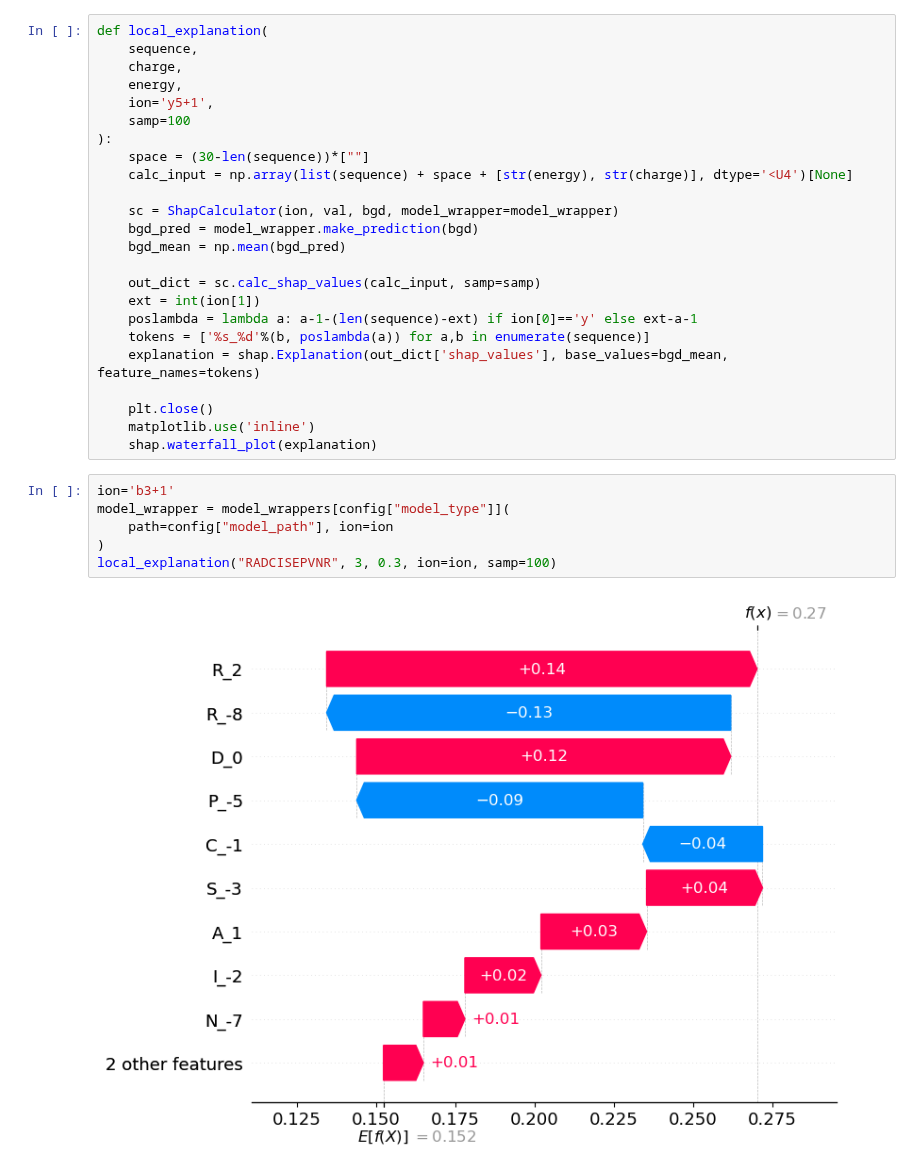
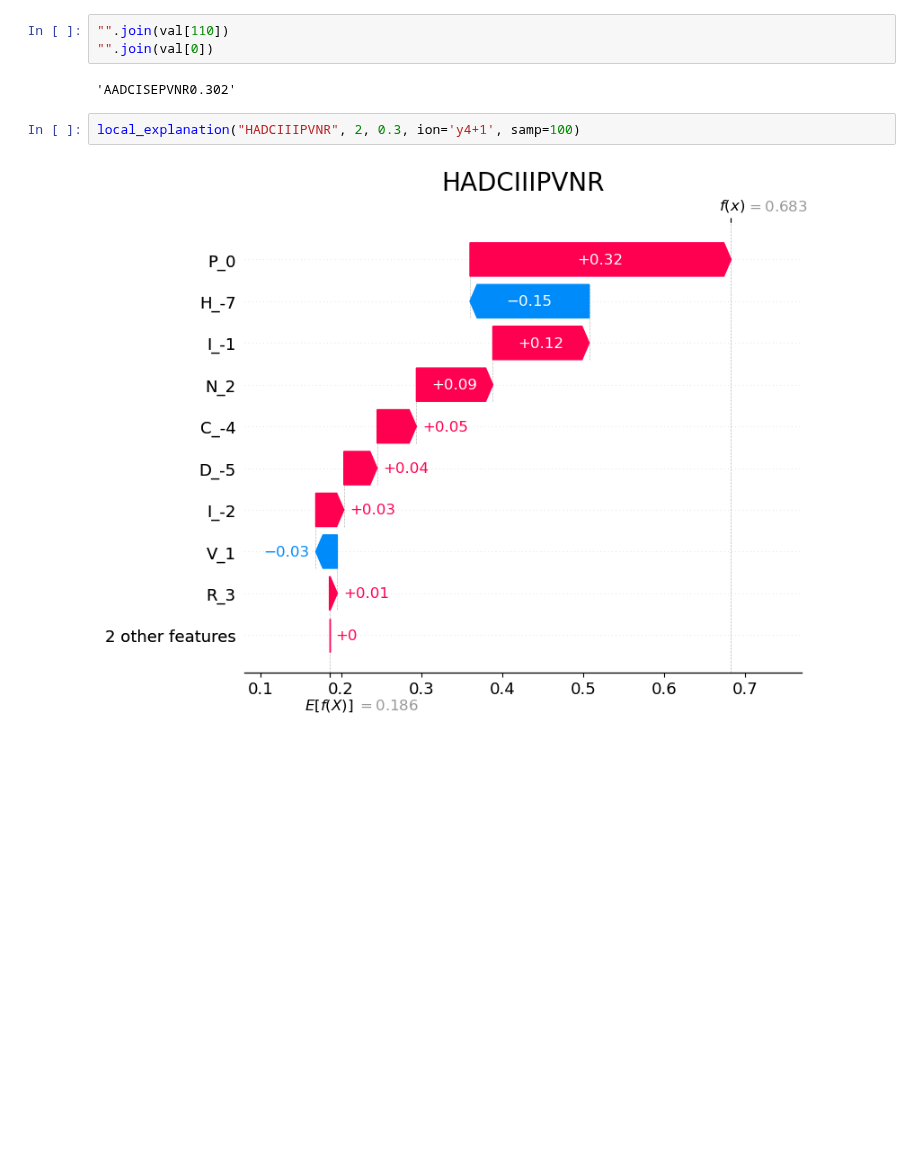
Before and after one commit to jlapin1/shap-prosit, a Jupyter notebook: interact.ipynb, the cells around one changed output. Drawn from its saved outputs; the diff is of its cells as text; blank space fills up the shorter version.

```diff
--- a/interact.ipynb
+++ b/interact.ipynb
@@ -60,35 +90,12 @@ In both cases, you can access the parsed sequence information from the dataset u
     - _parsed_sequence: parsed sequence
     - _n_term_mods: N-terminal modifications
     - _c_term_mods: C-terminal modifications
-# %%
-def local_explanation(
-    sequence,
-    charge,
-    energy,
-    ion='y5+1',
-    samp=100
-):
-    space = (30-len(sequence))*[""]
-    calc_input = np.array(list(sequence) + space + [str(energy), str(charge)], dtype='<U4')[None]
-
-    sc = ShapCalculator(ion, val, bgd, model_wrapper=model_wrapper)
-    bgd_pred = model_wrapper.make_prediction(bgd)
-    bgd_mean = np.mean(bgd_pred)
-
-    out_dict = sc.calc_shap_values(calc_input, samp=samp)
-    ext = int(ion[1])
-    poslambda = lambda a: a-1-(len(sequence)-ext) if ion[0]=='y' else ext-a-1
-    tokens = ['%s_%d'%(b, poslambda(a)) for a,b in enumerate(sequence)]
-    explanation = shap.Explanation(out_dict['shap_values'], base_values=bgd_mean, feature_names=tokens)
-
-    plt.close()
-    matplotlib.use('inline')
-    shap.waterfall_plot(explanation)
+# %%
+"".join(val[110])
+"".join(val[0])
+# %% [output]
+'AADCISEPVNR0.302'
 # %%
-ion='b3+1'
-model_wrapper = model_wrappers[config["model_type"]](
-    path=config["model_path"], ion=ion
-)
-local_explanation("RADCISEPVNR", 3, 0.3, ion=ion, samp=100)
+local_explanation("HADCIIIPVNR", 2, 0.3, ion='y4+1', samp=100)
 # %% [output]
-[figure, old version]
+[figure, new version]
```
Also changed, not shown: parts of 13 cells of this notebook, 1 other file.
